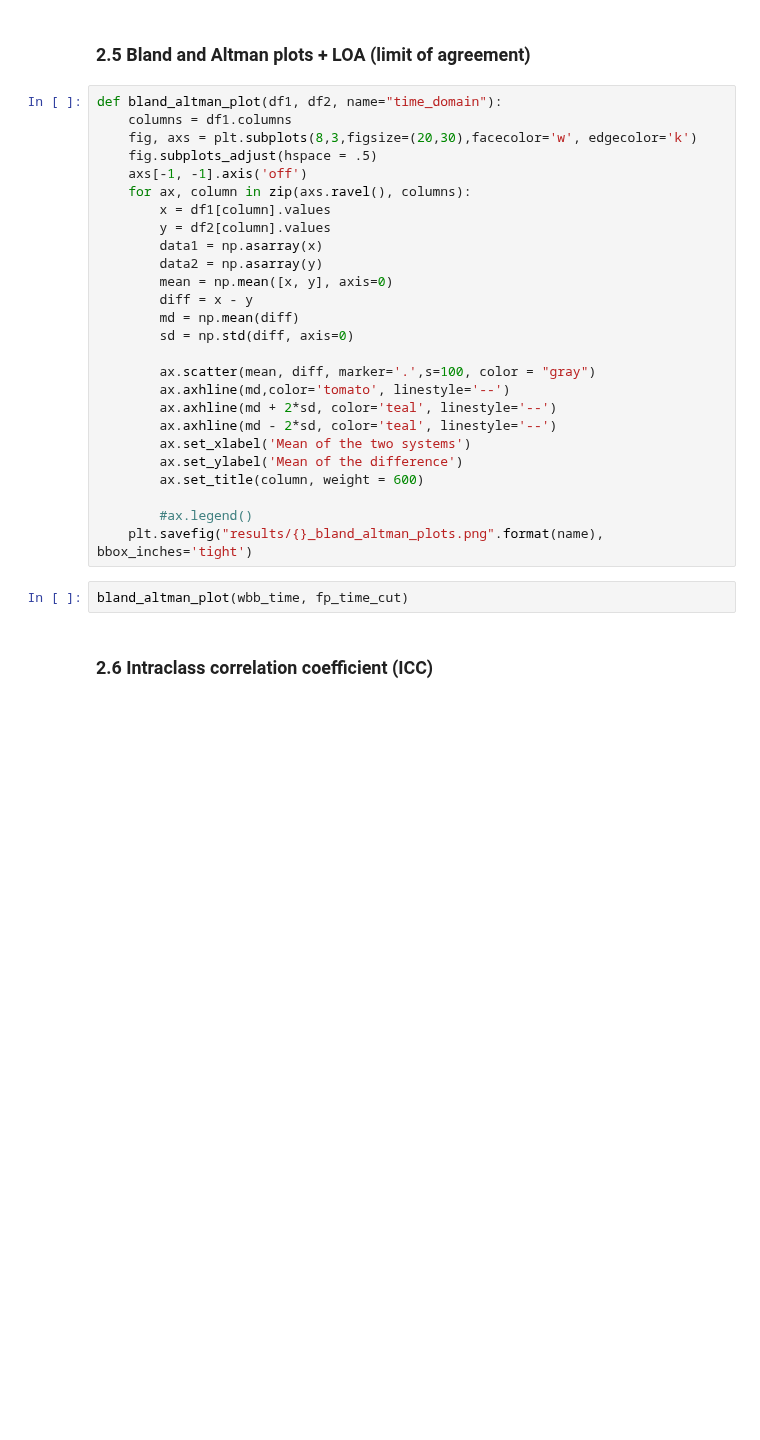
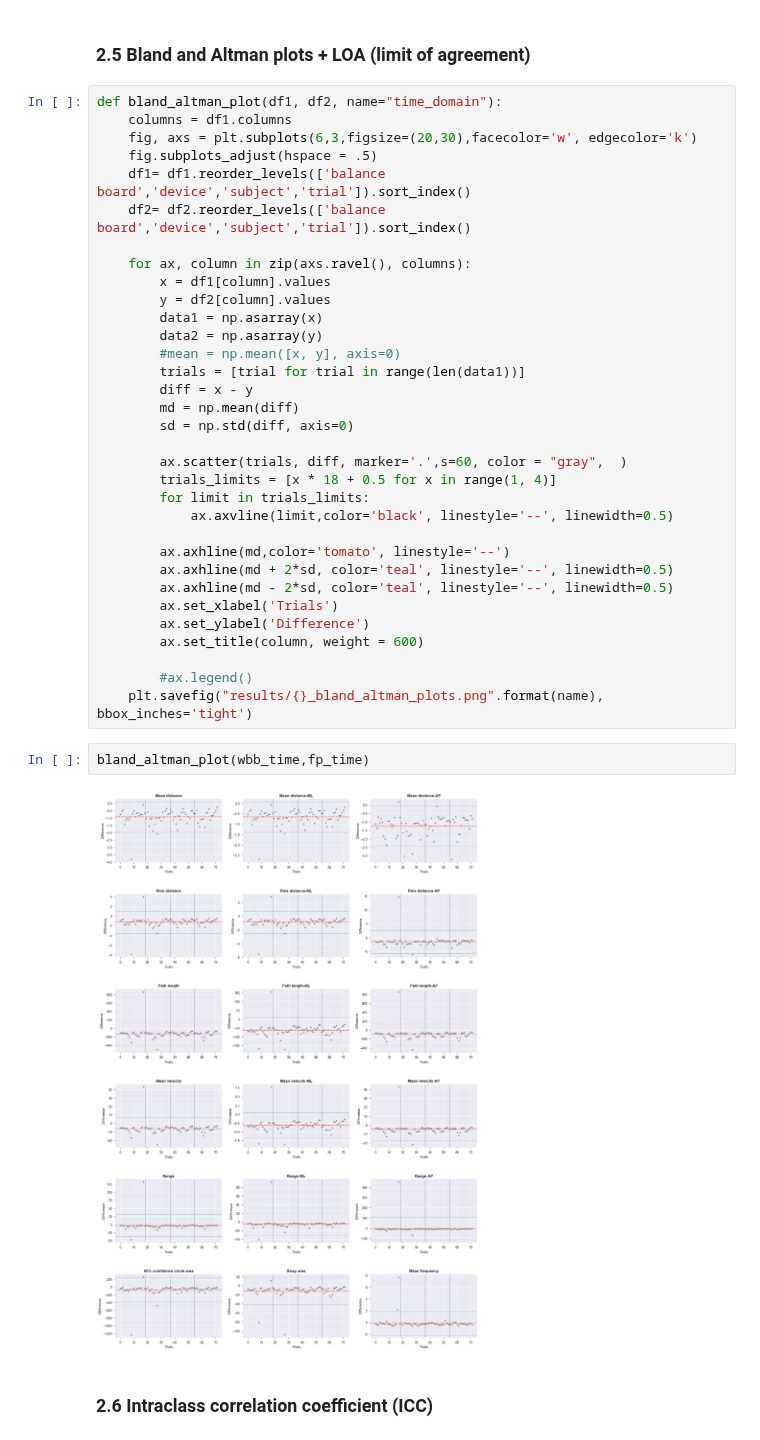
Before and after one commit to Antoninj/master_thesis, a Jupyter notebook: notebooks/feature_results_statistical_analysis.ipynb, the cells around one changed output. Cells and saved outputs as stored; diff of their text form; blank space fills up the shorter version.

```diff
--- a/notebooks/feature_results_statistical_analysis.ipynb
+++ b/notebooks/feature_results_statistical_analysis.ipynb
@@ -318,31 +328,40 @@ plot_correlation_2(wbb_time, fp_time_cut)
 # %%
 def bland_altman_plot(df1, df2, name="time_domain"):
     columns = df1.columns
-    fig, axs = plt.subplots(8,3,figsize=(20,30),facecolor='w', edgecolor='k')
+    fig, axs = plt.subplots(6,3,figsize=(20,30),facecolor='w', edgecolor='k')
     fig.subplots_adjust(hspace = .5)
-    axs[-1, -1].axis('off')
+    df1= df1.reorder_levels(['balance board','device','subject','trial']).sort_index()
+    df2= df2.reorder_levels(['balance board','device','subject','trial']).sort_index()
+
     for ax, column in zip(axs.ravel(), columns):
         x = df1[column].values
         y = df2[column].values
         data1 = np.asarray(x)
         data2 = np.asarray(y)
-        mean = np.mean([x, y], axis=0)
+        #mean = np.mean([x, y], axis=0)
+        trials = [trial for trial in range(len(data1))]
         diff = x - y
         md = np.mean(diff)
         sd = np.std(diff, axis=0)
 
-        ax.scatter(mean, diff, marker='.',s=100, color = "gray")
+        ax.scatter(trials, diff, marker='.',s=60, color = "gray",  )
+        trials_limits = [x * 18 + 0.5 for x in range(1, 4)]
+        for limit in trials_limits:
+            ax.axvline(limit,color='black', linestyle='--', linewidth=0.5)
+
         ax.axhline(md,color='tomato', linestyle='--')
-        ax.axhline(md + 2*sd, color='teal', linestyle='--')
-        ax.axhline(md - 2*sd, color='teal', linestyle='--')
-        ax.set_xlabel('Mean of the two systems')
-        ax.set_ylabel('Mean of the difference')
+        ax.axhline(md + 2*sd, color='teal', linestyle='--', linewidth=0.5)
+        ax.axhline(md - 2*sd, color='teal', linestyle='--', linewidth=0.5)
+        ax.set_xlabel('Trials')
+        ax.set_ylabel('Difference')
         ax.set_title(column, weight = 600)
 
         #ax.legend()
     plt.savefig("results/{}_bland_altman_plots.png".format(name), bbox_inches='tight')
 # %%
-bland_altman_plot(wbb_time, fp_time_cut)
+bland_altman_plot(wbb_time,fp_time)
+# %% [output]
+[figure, added]
 # %% [markdown]
 ### 2.6  Intraclass correlation coefficient (ICC)
 # %%
```
Also changed, not shown: parts of 3 cells of this notebook, 2 other files.
